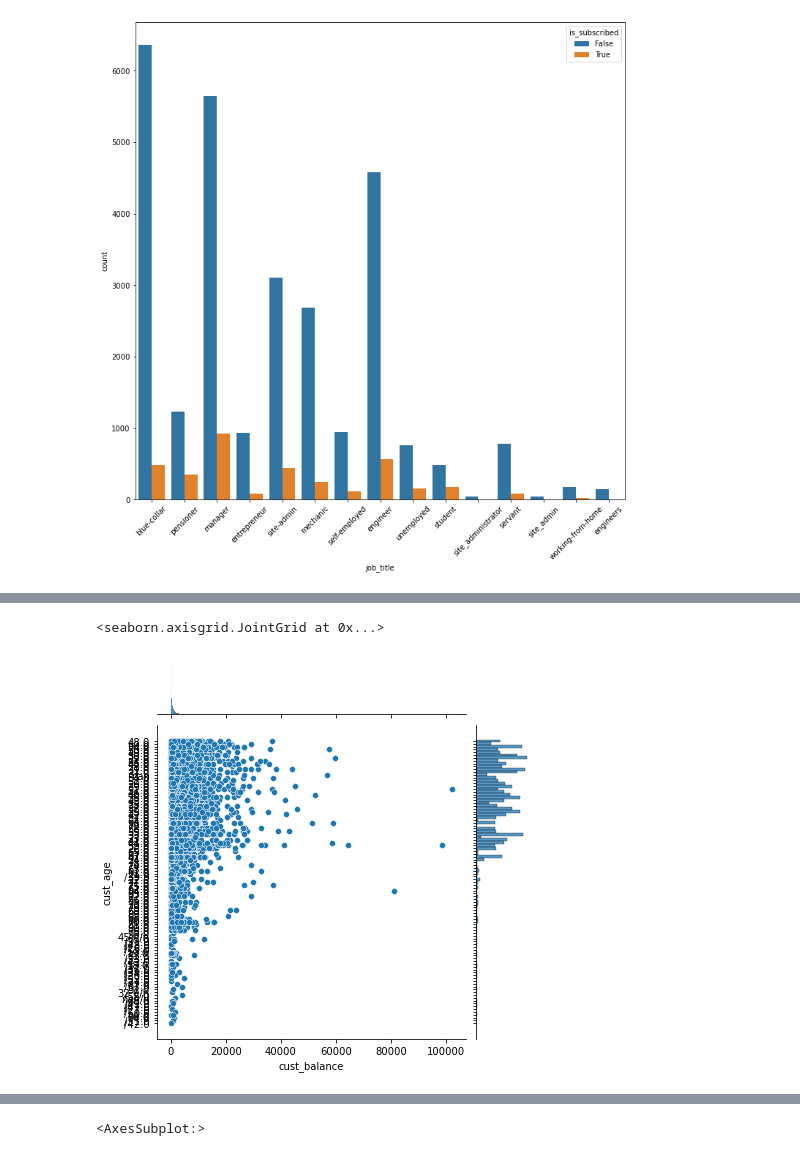
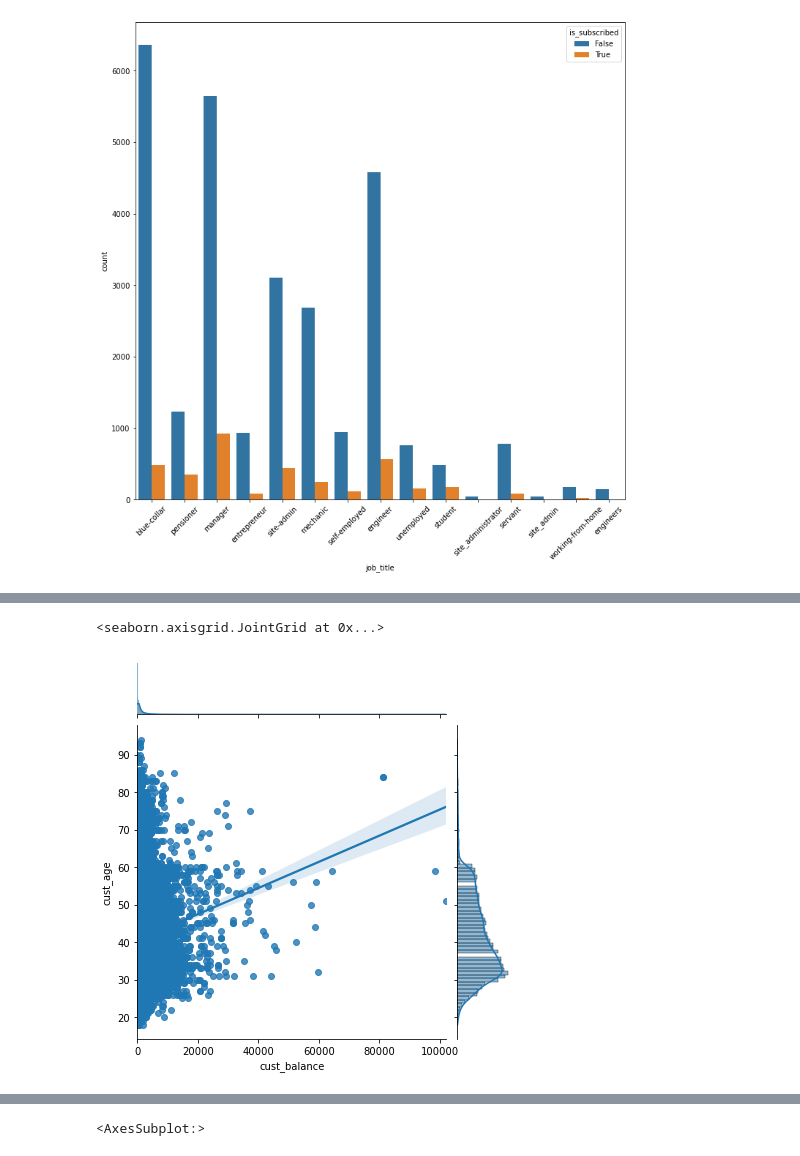
Before and after one commit to aliyusifov99/iba-competition, a Jupyter notebook: visualizations.ipynb, the cells around one changed output, grey strips where cells are left out. Saved outputs shown, nothing was run; the diff lists cells and outputs as text; code cells hidden in the pictures.

```diff
--- a/visualizations.ipynb
+++ b/visualizations.ipynb
@@ -53,3 +60,7 @@ df['cust_balance']= df['cust_balance'].map(lambda df: df.rstrip('/r').lstrip('/'
 
 df['cust_balance'] = df['cust_balance'].str.extract('(\d+)', expand=False)
 df['cust_balance']= df['cust_balance'].astype(float)
+# %%
+df['cust_age'] = df['cust_age'].str.extract('(\d+)', expand=False)
+df['cust_age'] = df['cust_age'].astype(float)
+df['age_interval'] = pd.Series(pd.cut(df['cust_age'], 5))
@@ -56,8 +76,8 @@ df['cust_balance']= df['cust_balance'].astype(float)
 # %%
-sns.jointplot(data=df, x='cust_balance', y='cust_age')
+sns.jointplot(data=df, x='cust_balance', y='cust_age', kind='reg')
 # %% [output]
 <seaborn.axisgrid.JointGrid at 0x...>
-[figure, old version]
+[figure, new version]
 # %%
 df.describe()
 # %% [output]
```
Also changed, not shown: parts of 20 cells of this notebook, 27 other files.
